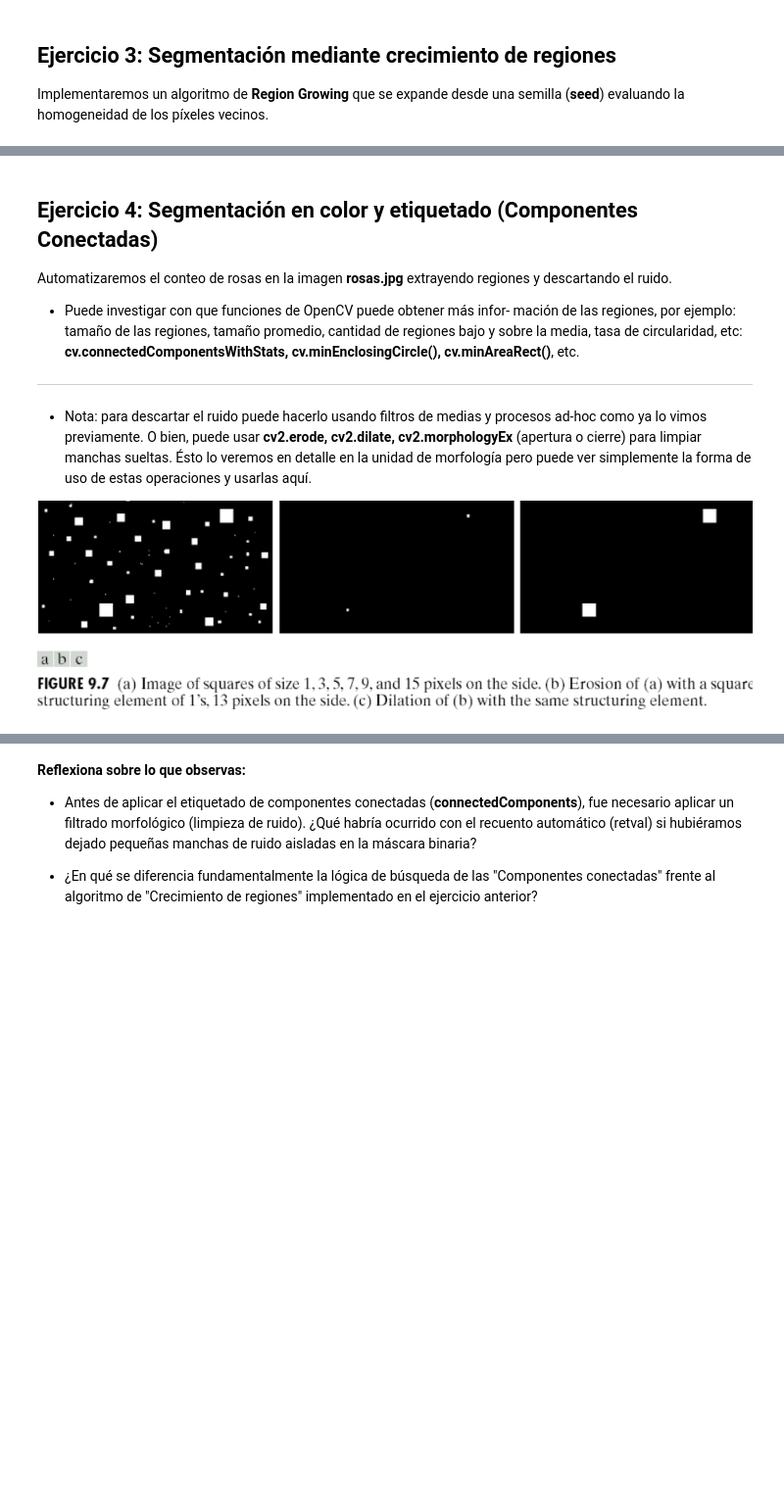
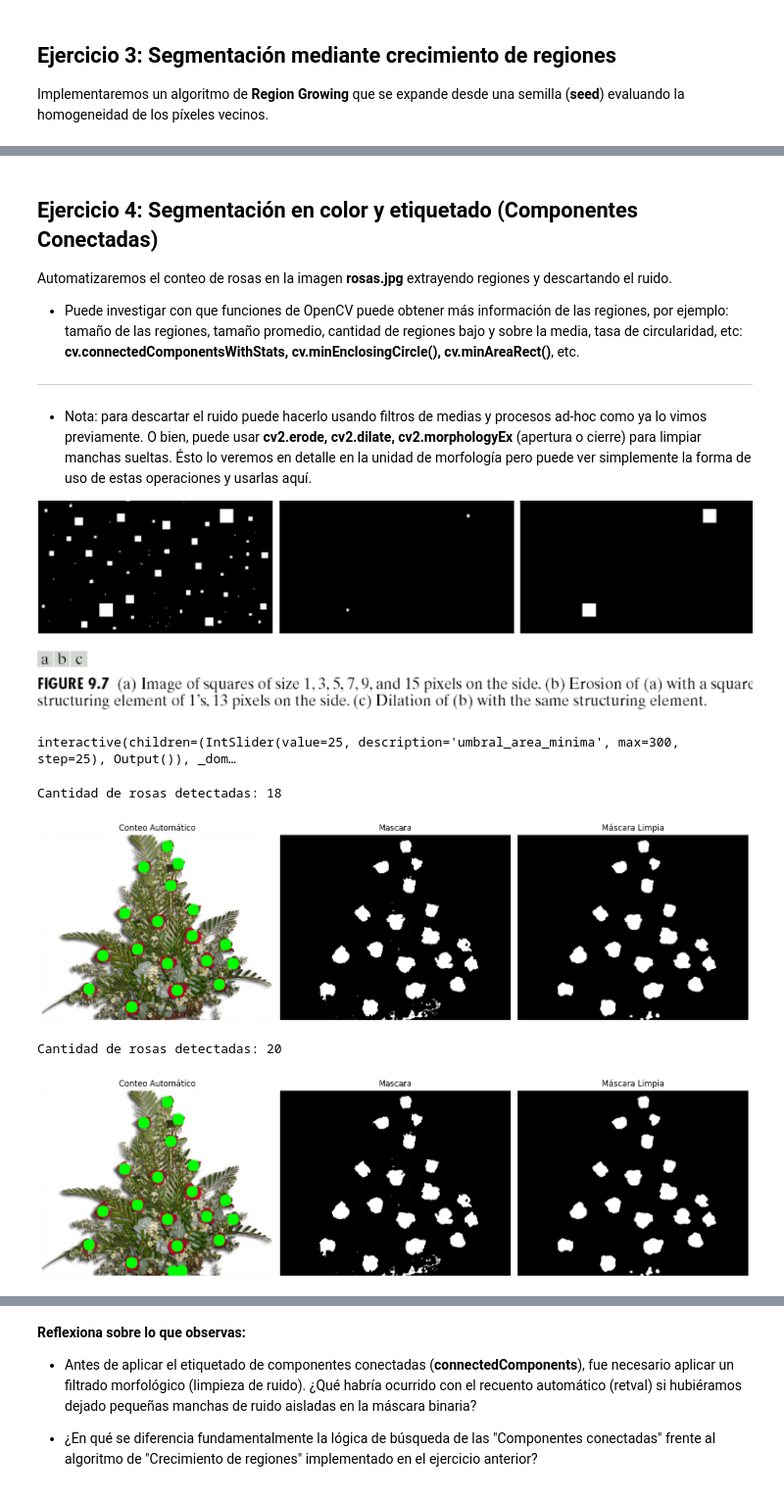
Before and after one commit to Lucasa98/pdi-2026, a Jupyter notebook: practica/tp7.ipynb, the cells around one changed output, grey strips where cells are left out. Shown at 98% size. Saved outputs shown, nothing was run; the diff lists cells and outputs as text; code cells hidden in the pictures; blank space fills up the shorter version.

```diff
--- a/practica/tp7.ipynb
+++ b/practica/tp7.ipynb
@@ -336,8 +439,7 @@ A diferencia de un simple umbralizado global (**cv2.threshold** o **cv2.inRange*
 
 Automatizaremos el conteo de rosas en la imagen **rosas.jpg** extrayendo regiones y descartando el ruido.
 
-* Puede investigar con que funciones de OpenCV puede obtener más infor-
-mación de las regiones, por ejemplo: tamaño de las regiones, tamaño promedio, cantidad de regiones bajo y sobre la media, tasa de circularidad, etc: **cv.connectedComponentsWithStats, cv.minEnclosingCircle(), cv.minAreaRect()**, etc.
+* Puede investigar con que funciones de OpenCV puede obtener más información de las regiones, por ejemplo: tamaño de las regiones, tamaño promedio, cantidad de regiones bajo y sobre la media, tasa de circularidad, etc: **cv.connectedComponentsWithStats, cv.minEnclosingCircle(), cv.minAreaRect()**, etc.
 
 ---
 
@@ -346,38 +448,52 @@ mación de las regiones, por ejemplo: tamaño de las regiones, tamaño promedio,
 ![Screenshot_20260416_151855.png](embedded-picture-1)
 # %%
 #Componentes Conectadas
-
-def contar_rosas():
-    img = cv2.imread('rosas.jpg')
-    if img is None: return "Cargar 'rosas.jpg'"
-
+def contar_rosas(umbral_area_minima):
+    img = cv2.imread('imagenes/rosas.jpg')
     # 1. Segmentación por color (Similar al TP04)
-    # TODO: Convertir a HSV y hacer cv2.inRange para aislar los pétalos rojos/rosas
-    # mascara = ...
-    mascara = np.zeros(img.shape[:2], dtype=np.uint8) # REEMPLAZAR
+    # en hsv el rojo pega la vuelta, esto es equivalente a H[165:10]
+    rojo_bajo1 = np.array([0, 70, 50])
+    rojo_alto1 = np.array([10, 255, 255])
+    rojo_bajo2 = np.array([165, 70, 50])
+    rojo_alto2 = np.array([180, 255, 255])
+    hsv = cv2.cvtColor(img, cv2.COLOR_BGR2HSV)
+    mascara1 = cv2.inRange(hsv, rojo_bajo1, rojo_alto1)
+    mascara2 = cv2.inRange(hsv, rojo_bajo2, rojo_alto2)
+    # sumamos mascaras
+    mascara = cv2.bitwise_or(mascara1, mascara2)
 
     # 2. Mejorar la máscara (Descartar ruido morfológico)
-    # TODO: Aplicar cv2.morphologyEx (apertura o cierre) para limpiar manchas sueltas.
-    mascara_limpia = mascara.copy() # REEMPLAZAR
+    kernel = cv2.getStructuringElement(cv2.MORPH_ELLIPSE, (5, 5))
+    mascara_limpia = cv2.morphologyEx(mascara, cv2.MORPH_OPEN, kernel)
+    mascara_limpia = cv2.morphologyEx(mascara_limpia, cv2.MORPH_CLOSE, kernel)
 
     # 3. Etiquetado de componentes conectadas
-    # Estudie esta función:
-    # retval, labels, stats, centroids = cv2.connectedComponentsWithStats(mascara_limpia)
-    # TODO: Implementar función de openCV.
-    retval = 0
-    centroids = [] # Asegurate de llenar esto
-    stats = []
+    retval, labels, stats, centroids = cv2.connectedComponentsWithStats(mascara_limpia)
 
     # 4. Filtrar y contar rosas automáticas (descartando regiones muy chicas)
-    # for i in range(1, retval): # Empezamos en 1 para ignorar el fondo (etiqueta 0)
-    #     area = stats[i, cv2.CC_STAT_AREA]
-    #     if area > umbral_area_minima:
-    #         cx, cy = int(centroids[i]), int(centroids[i][1])
-    #         cv2.circle(img, (cx, cy), 10, (0, 255, 0), -1) # Dibujar centro
+    cant_rosas = 0
+    for i in range(1, retval): # Empezamos en 1 para ignorar el fondo (etiqueta 0)
+        area = stats[i, cv2.CC_STAT_AREA]
+        if area > umbral_area_minima:
+            cant_rosas += 1
+            cx, cy = int(centroids[i][0]), int(centroids[i][1])
+            cv2.circle(img, (cx, cy), 10, (0, 255, 0), -1) # Dibujar centro
 
-    # print(f"Cantidad de rosas detectadas: {cantidad_rosas_reales}")
+    print(f"Cantidad de rosas detectadas: {cant_rosas}")
 
-    mostrar_imagenes([cv2.cvtColor(img, cv2.COLOR_BGR2RGB), mascara_limpia],
-                     ["Conteo Automático", "Máscara Limpia"])
+    mostrar_imagenes([img, mascara, mascara_limpia],
+                     ["Conteo Automático", "Mascara", "Máscara Limpia"]);
 
-contar_rosas()
+interact(contar_rosas,
+         umbral_area_minima=IntSlider(min=0, max=300, step=25, value=25),
+);
+# %% [output]
+interactive(children=(IntSlider(value=25, description='umbral_area_minima', max=300, step=25), Output()), _dom…
+# %%
+contar_rosas(umbral_area_minima=250)
+contar_rosas(umbral_area_minima=25)
+# %% [output]
+Cantidad de rosas detectadas: 18
+[figure, added]
+Cantidad de rosas detectadas: 20
+[figure, added]
```
Also changed, not shown: parts of 31 cells of this notebook, 3 other files.
